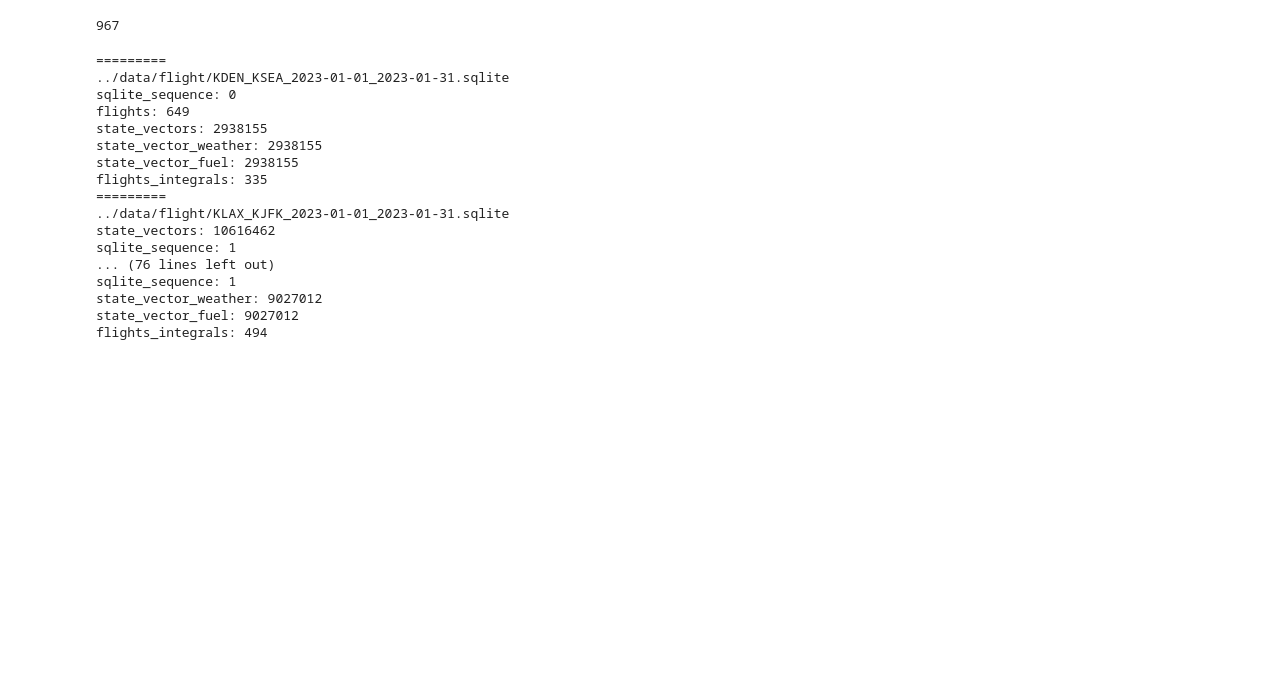
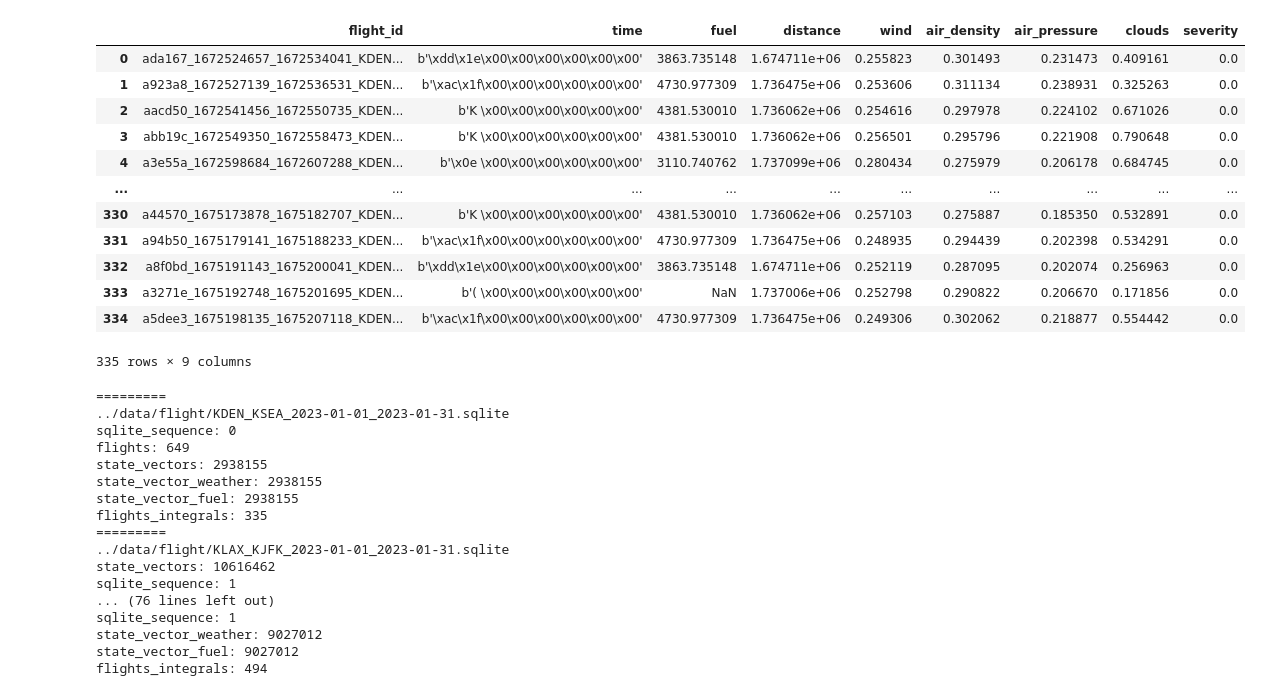
Before and after one commit to Flight-Path-Analysis/FlightPathAnalysis, a Jupyter notebook: tutorials/Compute_Optimal_Integrals.ipynb, the cells around one changed output. Cells and saved outputs as stored; diff of their text form; code cells hidden in the pictures; blank space fills up the shorter version.

```diff
--- a/tutorials/Compute_Flight_Integrals.ipynb
+++ b/tutorials/Compute_Optimal_Integrals.ipynb
@@ -177,7 +175,42 @@ for file in files:
-# %%
-len(flight_ids)
-# %% [output]
-967
+# %%
+import sqlite3
+import pandas as pd
+
+flights_database = '../data/flight/KDEN_KSEA_2023-01-01_2023-01-31.sqlite'
+
+flight_id = 'a3649a_1673032170_1673040502_KDEN_KSEA'
+conn = sqlite3.connect(flights_database)
+
+integrals = pd.read_sql_query(f"""
+    SELECT fi.*
+    FROM flights_integrals AS fi
+    """,
+    conn)
+
+optimal_integrals = pd.read_sql_query(f"""
+    SELECT ofi.*
+    FROM optimal_flights_integrals AS ofi
+""",
+    conn)
+
+
+conn.close()
+
+optimal_integrals
+# %% [output]
+|  | flight_id | time | fuel | distance | wind | air_density | air_pressure | clouds | severity |
+| 0 | ada167_1672524657_1672534041_KDEN... | b'\xdd\x1e\x00\x00\x00\x00\x00\x00' | 3863.735148 | 1.674711e+06 | 0.255823 | 0.301493 | 0.231473 | 0.409161 | 0.0 |
+| 1 | a923a8_1672527139_1672536531_KDEN... | b'\xac\x1f\x00\x00\x00\x00\x00\x00' | 4730.977309 | 1.736475e+06 | 0.253606 | 0.311134 | 0.238931 | 0.325263 | 0.0 |
+| 2 | aacd50_1672541456_1672550735_KDEN... | b'K \x00\x00\x00\x00\x00\x00' | 4381.530010 | 1.736062e+06 | 0.254616 | 0.297978 | 0.224102 | 0.671026 | 0.0 |
+| 3 | abb19c_1672549350_1672558473_KDEN... | b'K \x00\x00\x00\x00\x00\x00' | 4381.530010 | 1.736062e+06 | 0.256501 | 0.295796 | 0.221908 | 0.790648 | 0.0 |
+| 4 | a3e55a_1672598684_1672607288_KDEN... | b'\x0e \x00\x00\x00\x00\x00\x00' | 3110.740762 | 1.737099e+06 | 0.280434 | 0.275979 | 0.206178 | 0.684745 | 0.0 |
+| ... | ... | ... | ... | ... | ... | ... | ... | ... | ... |
+| 330 | a44570_1675173878_1675182707_KDEN... | b'K \x00\x00\x00\x00\x00\x00' | 4381.530010 | 1.736062e+06 | 0.257103 | 0.275887 | 0.185350 | 0.532891 | 0.0 |
+| 331 | a94b50_1675179141_1675188233_KDEN... | b'\xac\x1f\x00\x00\x00\x00\x00\x00' | 4730.977309 | 1.736475e+06 | 0.248935 | 0.294439 | 0.202398 | 0.534291 | 0.0 |
+| 332 | a8f0bd_1675191143_1675200041_KDEN... | b'\xdd\x1e\x00\x00\x00\x00\x00\x00' | 3863.735148 | 1.674711e+06 | 0.252119 | 0.287095 | 0.202074 | 0.256963 | 0.0 |
+| 333 | a3271e_1675192748_1675201695_KDEN... | b'( \x00\x00\x00\x00\x00\x00' | NaN | 1.737006e+06 | 0.252798 | 0.290822 | 0.206670 | 0.171856 | 0.0 |
+| 334 | a5dee3_1675198135_1675207118_KDEN... | b'\xac\x1f\x00\x00\x00\x00\x00\x00' | 4730.977309 | 1.736475e+06 | 0.249306 | 0.302062 | 0.218877 | 0.554442 | 0.0 |
+335 rows × 9 columns
 # %%
 import os
 import sqlite3
```
Also changed, not shown: parts of 5 cells of this notebook, 4 other files.
